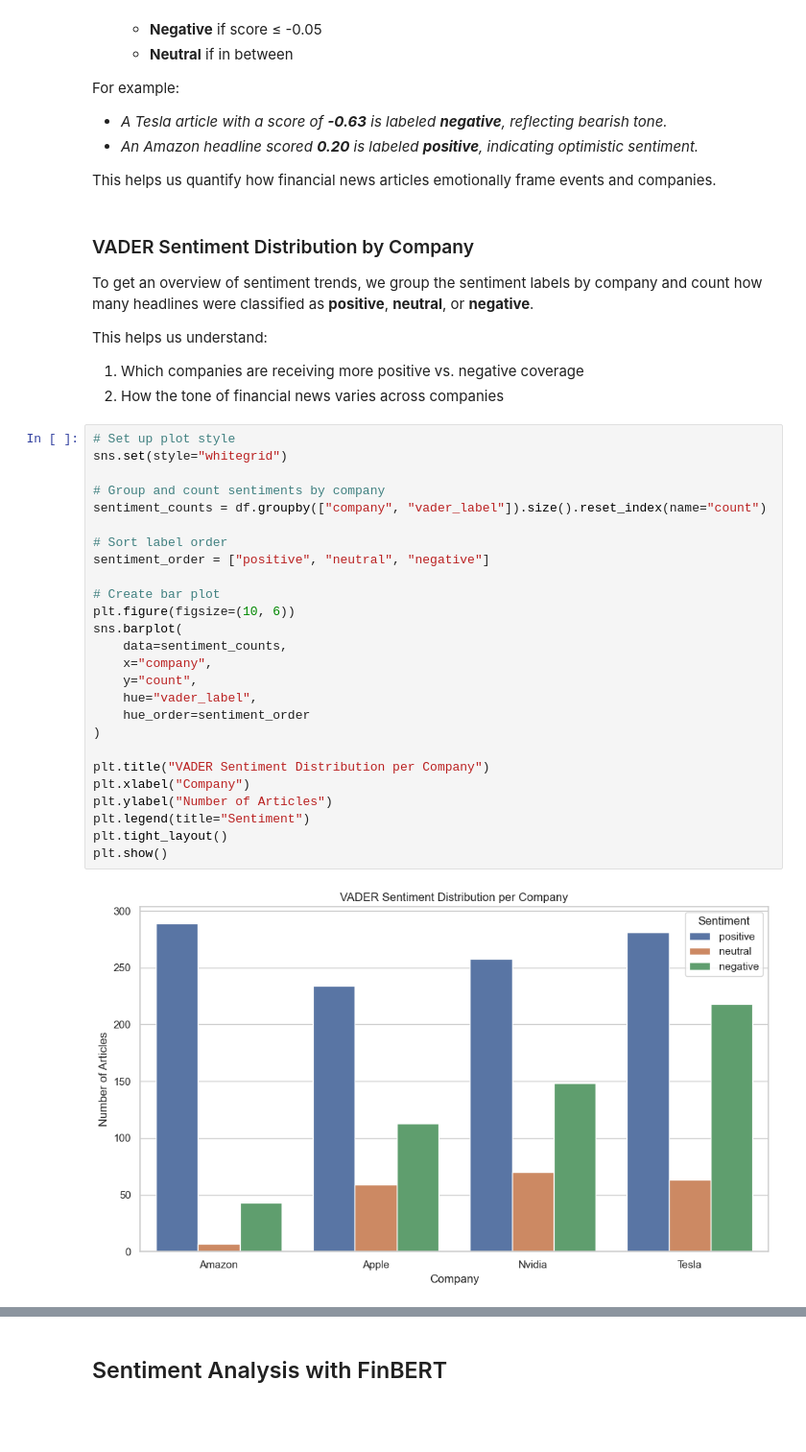
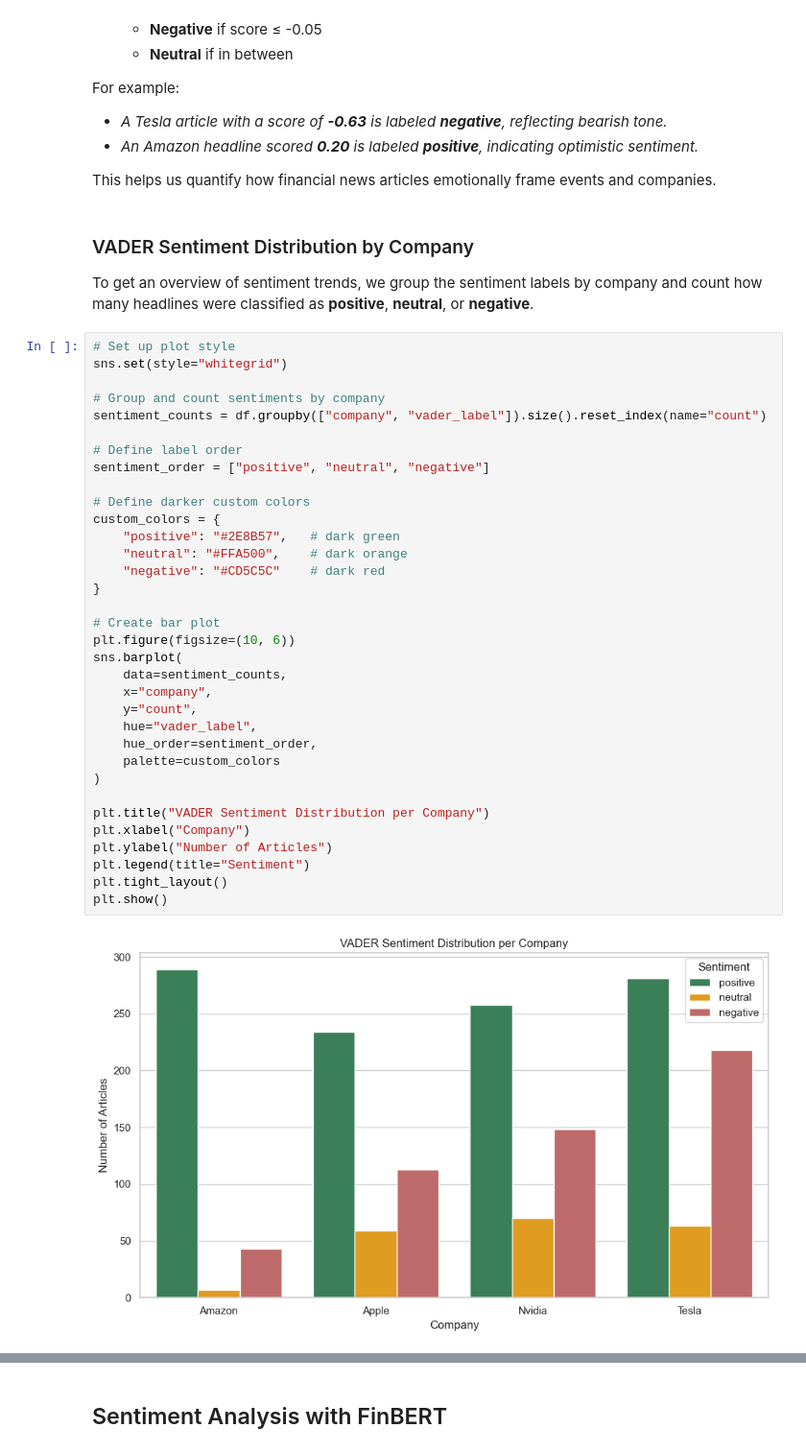
Before and after one commit to mansari40/NLP-FinancialRisk-Project, a Jupyter notebook: Final Project_Predicting financial risk using NLP.ipynb, the cells around one changed output, grey strips where cells are left out. Shown at 96% size. Cells and saved outputs as stored; diff of their text form; blank space fills up the shorter version.

```diff
--- a/Final Project_Predicting financial risk using NLP.ipynb
+++ b/Final Project_Predicting financial risk using NLP.ipynb
@@ -381,36 +391,40 @@ This helps us quantify how financial news articles emotionally frame events and
 ### VADER Sentiment Distribution by Company
 
 To get an overview of sentiment trends, we group the sentiment labels by company and count how many headlines were classified as **positive**, **neutral**, or **negative**.
-
-This helps us understand:
-1.  Which companies are receiving more positive vs. negative coverage
-2. How the tone of financial news varies across companies
 # %%
 # Set up plot style
 sns.set(style="whitegrid")
 
 # Group and count sentiments by company
 sentiment_counts = df.groupby(["company", "vader_label"]).size().reset_index(name="count")
 
-# Sort label order
+# Define label order
 sentiment_order = ["positive", "neutral", "negative"]
+
+# Define darker custom colors
+custom_colors = {
+    "positive": "#2E8B57",   # dark green
+    "neutral": "#FFA500",    # dark orange
+    "negative": "#CD5C5C"    # dark red
+}
 
 # Create bar plot
 plt.figure(figsize=(10, 6))
 sns.barplot(
     data=sentiment_counts,
     x="company",
     y="count",
     hue="vader_label",
-    hue_order=sentiment_order
+    hue_order=sentiment_order,
+    palette=custom_colors
 )
 
 plt.title("VADER Sentiment Distribution per Company")
 plt.xlabel("Company")
 plt.ylabel("Number of Articles")
 plt.legend(title="Sentiment")
 plt.tight_layout()
 plt.show()
 # %% [output]
-[figure, old version]
+[figure, new version]
 # %% [markdown]
```
Also changed, not shown: parts of 26 cells of this notebook.
